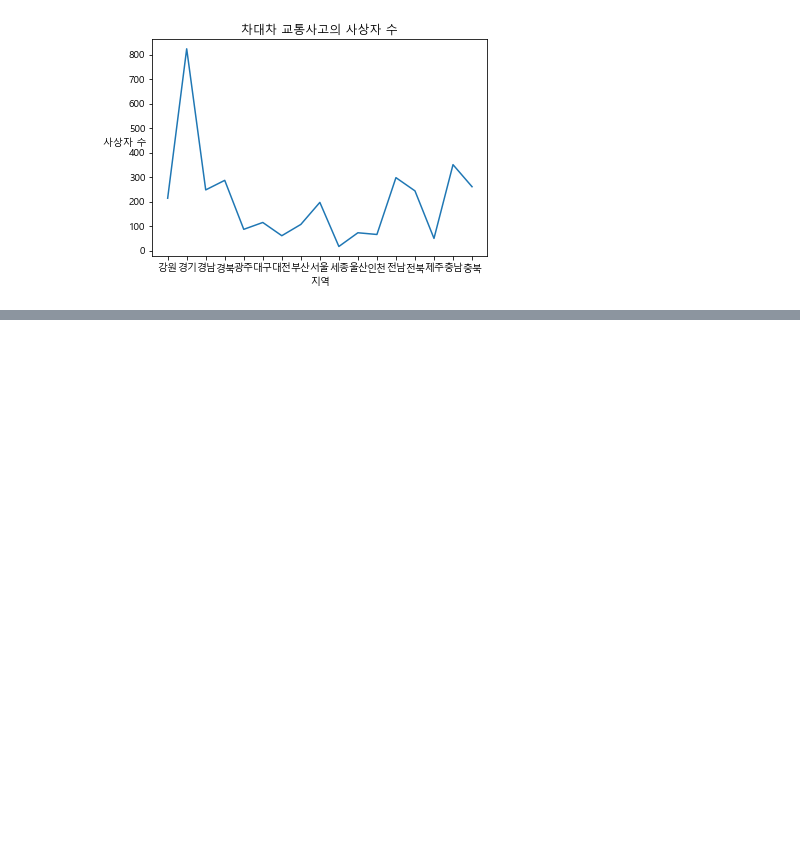
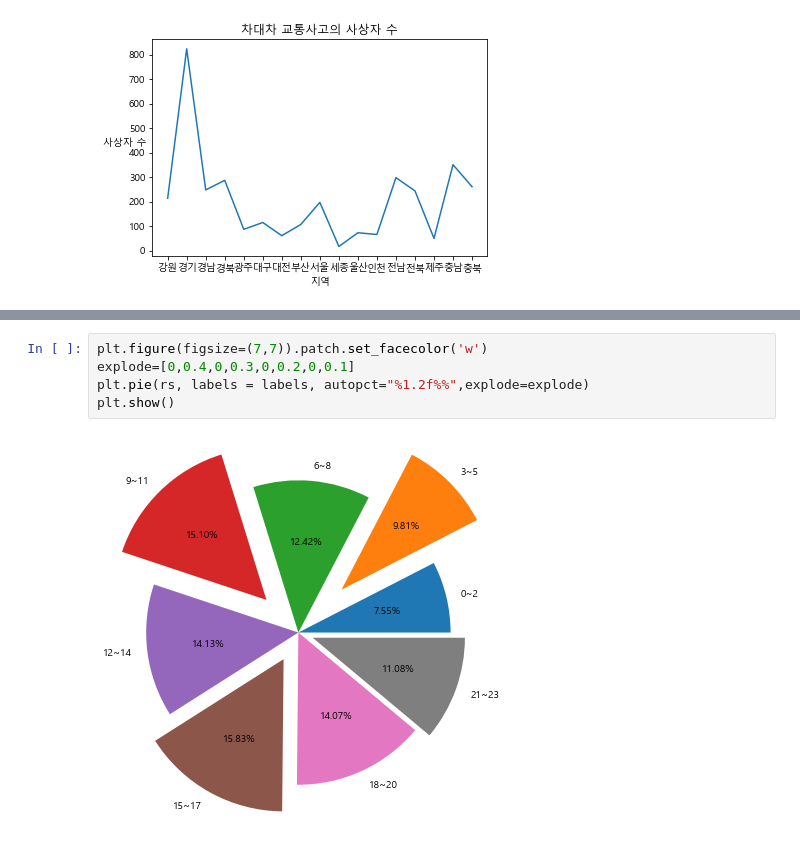
Before and after one commit to gitea0101/jupyter_note, a Jupyter notebook: dataframe/matplotlib_ex.ipynb, the cells around one changed output, grey strips where cells are left out. Cells and saved outputs as stored; diff of their text form; blank space fills up the shorter version.

```diff
--- a/dataframe/matplotlib_ex.ipynb
+++ b/dataframe/matplotlib_ex.ipynb
@@ -92,0 +153,7 @@ plt.show
+# %%
+plt.figure(figsize=(7,7)).patch.set_facecolor('w')
+explode=[0,0.4,0,0.3,0,0.2,0,0.1]
+plt.pie(rs, labels = labels, autopct="%1.2f%%",explode=explode)
+plt.show()
+# %% [output]
+[figure, added]
```
Also changed, not shown: parts of 19 cells of this notebook, 5 other files.
